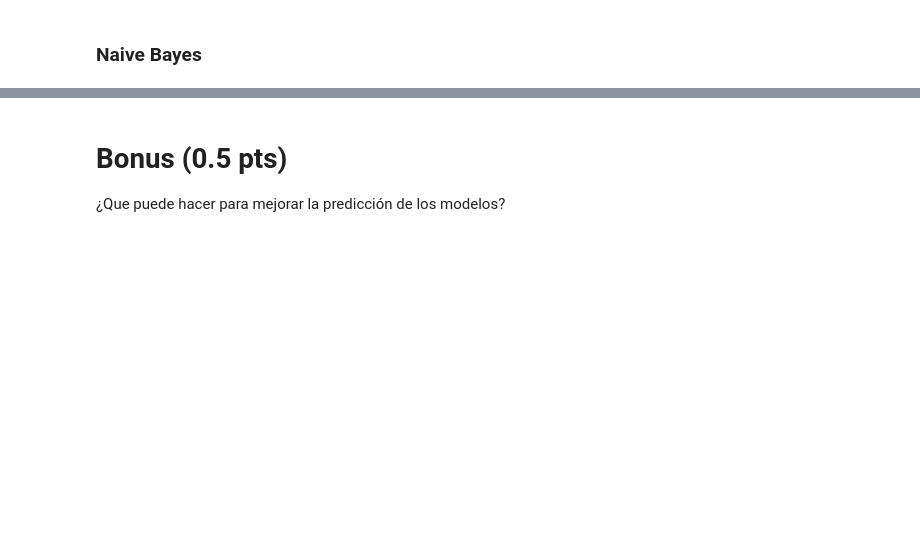
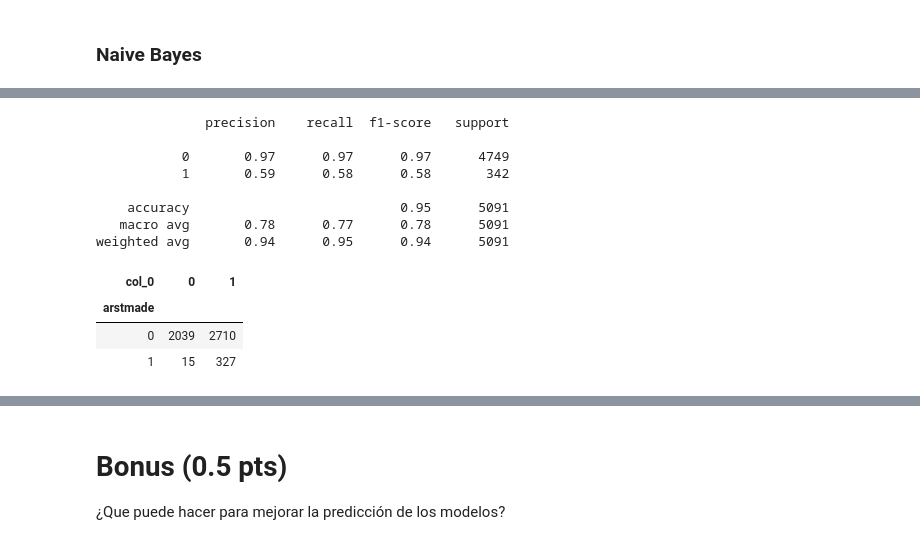
Before and after one commit to ggmarioe/trabajo-modelos-supervisados, a Jupyter notebook: Prueba_Supervisada 25-09-2021.ipynb, the cells around one changed output, grey strips where cells are left out. Saved outputs shown, nothing was run; the diff lists cells and outputs as text; code cells hidden in the pictures; blank space fills up the shorter version.

Commit message:
agregados los 4 modelos predictivos

```diff
--- a/Prueba_Supervisada 25-09-2021.ipynb
+++ b/Prueba_Supervisada 25-09-2021.ipynb
@@ -565,0 +330,20 @@ IndexError: index 106 is out of bounds for axis 0 with size 70
+# %%
+model = DecisionTreeClassifier().fit(X_train, y_train)
+predict = model.predict(X_test)
+
+#repotes
+print(classification_report(y_test, predict))
+pd.crosstab(y_test, nb_pred)
+# %% [output]
+              precision    recall  f1-score   support
+
+           0       0.97      0.97      0.97      4749
+           1       0.59      0.58      0.58       342
+
+    accuracy                           0.95      5091
+   macro avg       0.78      0.77      0.78      5091
+weighted avg       0.94      0.95      0.94      5091
+| col_0 | 0 | 1 |
+| arstmade |  |  |
+| 0 | 2039 | 2710 |
+| 1 | 15 | 327 |
```
Also changed, not shown: parts of 41 cells of this notebook, 1 other file.
